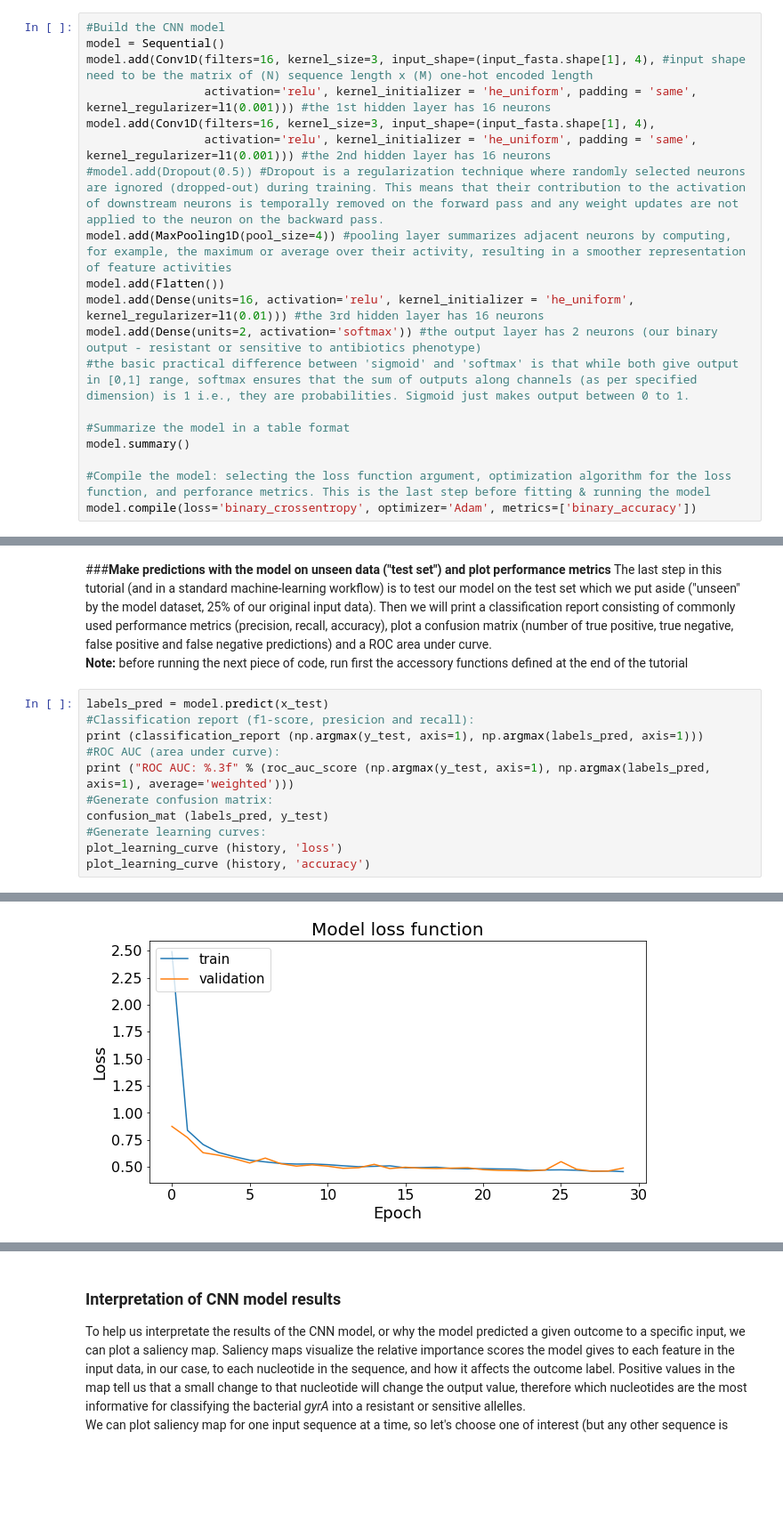
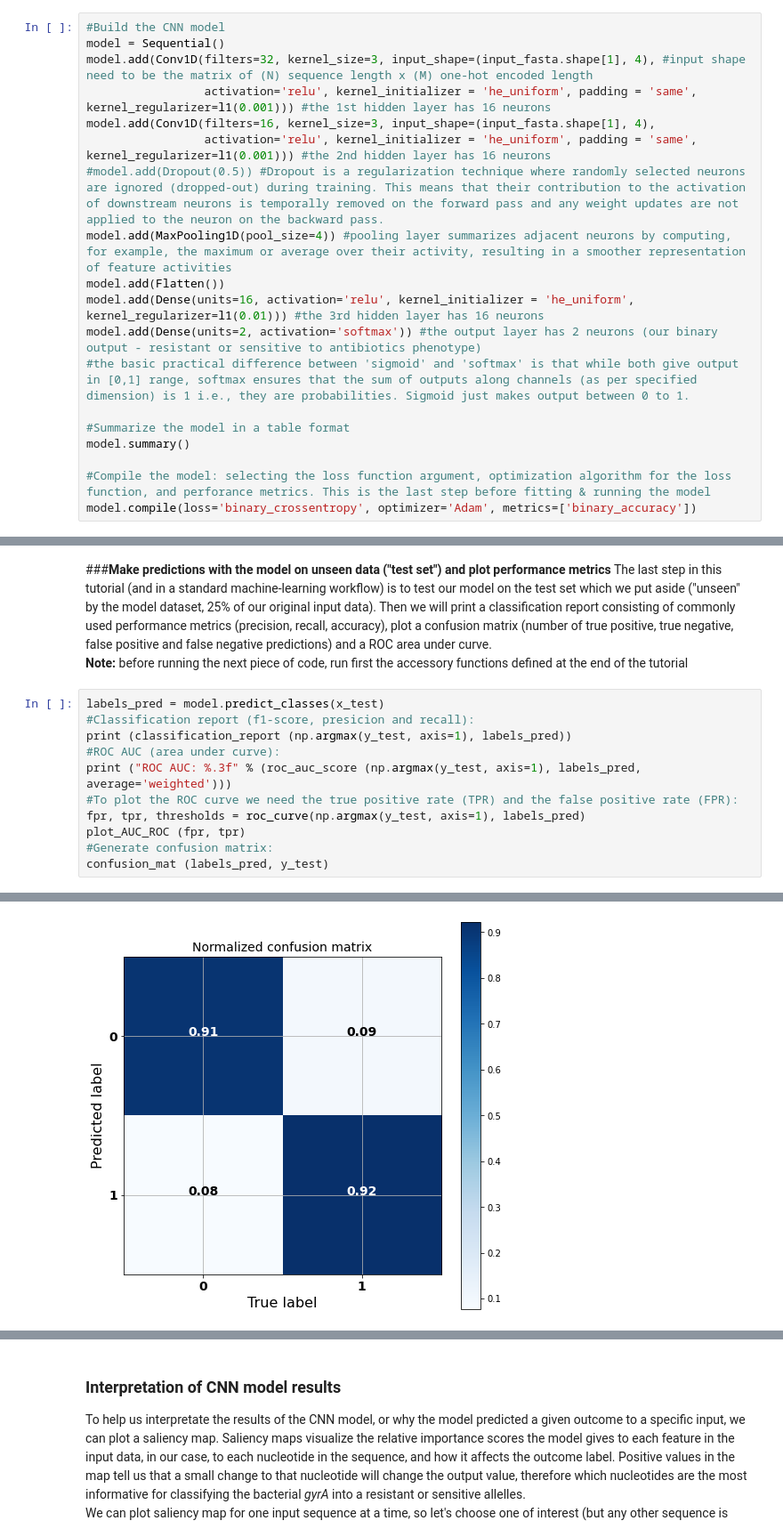
Before and after one commit to VadimDu/Deep-Learning-to-predict-resistance-to-Fluoroquinolone-antibiotics, a Jupyter notebook: Deep_Learning_to_predict_resistance_to_FQ_antibiotics.ipynb, the cells around one changed output, grey strips where cells are left out. Shown at 89% size. Saved outputs shown, nothing was run; the diff lists cells and outputs as text; blank space fills up the shorter version.

```diff
--- a/Deep_Learning_to_predict_resistance_to_FQ_antibiotics.ipynb
+++ b/Deep_Learning_to_predict_resistance_to_FQ_antibiotics.ipynb
@@ -148,7 +157,7 @@ Now we will build our CNN model with these specific hyperparameters that were al
 # %%
 #Build the CNN model
 model = Sequential()
-model.add(Conv1D(filters=16, kernel_size=3, input_shape=(input_fasta.shape[1], 4), #input shape need to be the matrix of (N) sequence length x (M) one-hot encoded length
+model.add(Conv1D(filters=32, kernel_size=3, input_shape=(input_fasta.shape[1], 4), #input shape need to be the matrix of (N) sequence length x (M) one-hot encoded length
                  activation='relu', kernel_initializer = 'he_uniform', padding = 'same', kernel_regularizer=l1(0.001))) #the 1st hidden layer has 16 neurons
 model.add(Conv1D(filters=16, kernel_size=3, input_shape=(input_fasta.shape[1], 4),
                  activation='relu', kernel_initializer = 'he_uniform', padding = 'same', kernel_regularizer=l1(0.001))) #the 2nd hidden layer has 16 neurons
@@ -219,16 +235,16 @@ Epoch 30/30
 The last step in this tutorial (and in a standard machine-learning workflow) is to test our model on the test set which we put aside ("unseen" by the model dataset, 25% of our original input data). Then we will print a classification report consisting of commonly used performance metrics (precision, recall, accuracy), plot a confusion matrix (number of true positive, true negative, false positive and false negative predictions) and a ROC area under curve.<br/>
 **Note:** before running the next piece of code, run first the accessory functions defined at the end of the tutorial
 # %%
-labels_pred = model.predict(x_test)
+labels_pred = model.predict_classes(x_test)
 #Classification report (f1-score, presicion and recall):
-print (classification_report (np.argmax(y_test, axis=1), np.argmax(labels_pred, axis=1)))
+print (classification_report (np.argmax(y_test, axis=1), labels_pred))
 #ROC AUC (area under curve):
-print ("ROC AUC: %.3f" % (roc_auc_score (np.argmax(y_test, axis=1), np.argmax(labels_pred, axis=1), average='weighted')))
+print ("ROC AUC: %.3f" % (roc_auc_score (np.argmax(y_test, axis=1), labels_pred, average='weighted')))
+#To plot the ROC curve we need the true positive rate (TPR) and the false positive rate (FPR):
+fpr, tpr, thresholds = roc_curve(np.argmax(y_test, axis=1), labels_pred)
+plot_AUC_ROC (fpr, tpr)
 #Generate confusion matrix:
 confusion_mat (labels_pred, y_test)
-#Generate learning curves:
-plot_learning_curve (history, 'loss')
-plot_learning_curve (history, 'accuracy')
 # %% [output]
               precision    recall  f1-score   support
 
@@ -247 +263 @@ Confusion matrix:
-[figure, old version]
+[figure, new version]
```
Also changed, not shown: parts of 12 cells of this notebook.
